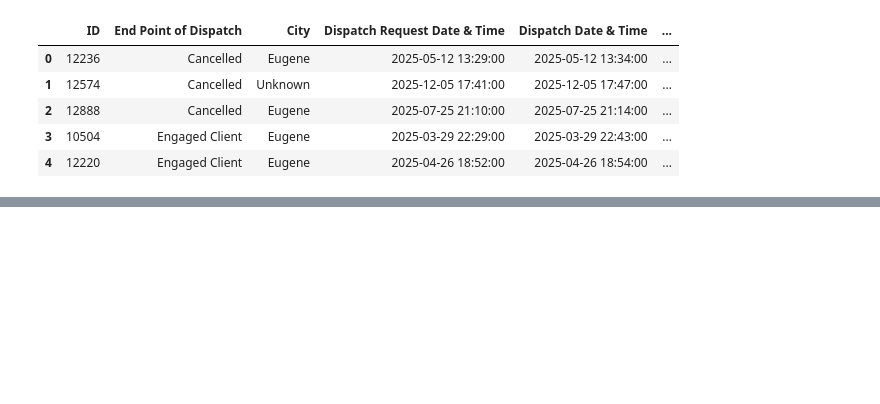
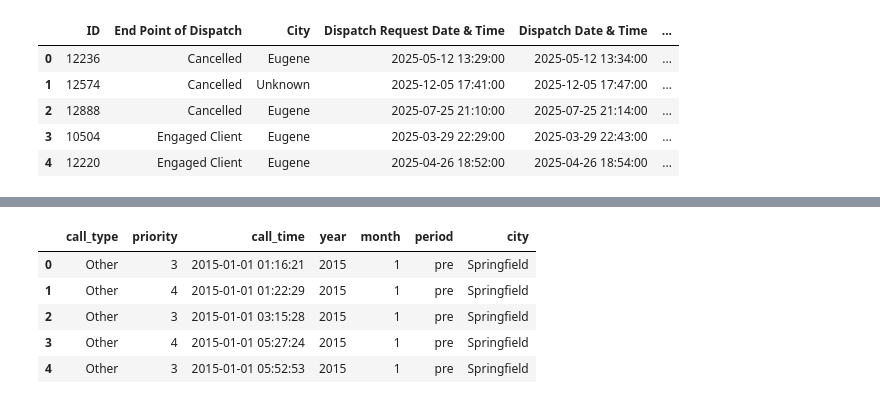
Before and after one commit to sophiafling/cahoots-impact-eugene, a Jupyter notebook: data_cleaning/data_prep.ipynb, the cells around one changed output, grey strips where cells are left out. Saved outputs shown, nothing was run; the diff lists cells and outputs as text; code cells hidden in the pictures; blank space fills up the shorter version.

```diff
--- a/data_cleaning/data_prep.ipynb
+++ b/data_cleaning/data_prep.ipynb
@@ -161,0 +154,12 @@ combined.to_csv("combined_calls_data.csv", index=False)
+# %%
+springfield=springfield_raw
+dfs = []
+
+for year, df in springfield.items():
+    df["year"] = year
+    dfs.append(df)
+
+springfield_calls = pd.concat(dfs, ignore_index=True)
+
+springfield_calls.columns = (springfield_calls.columns.str.lower().str.replace(" ", "_"))
+springfield_calls.head()
@@ -161,0 +197,9 @@ combined.to_csv("combined_calls_data.csv", index=False)
+# %%
+springfield_calls.head()
+# %% [output]
+|  | call_type | priority | call_time | year | month | period | city |
+| 0 | Other | 3 | 2015-01-01 01:16:21 | 2015 | 1 | pre | Springfield |
+| 1 | Other | 4 | 2015-01-01 01:22:29 | 2015 | 1 | pre | Springfield |
+| 2 | Other | 3 | 2015-01-01 03:15:28 | 2015 | 1 | pre | Springfield |
+| 3 | Other | 4 | 2015-01-01 05:27:24 | 2015 | 1 | pre | Springfield |
+| 4 | Other | 3 | 2015-01-01 05:52:53 | 2015 | 1 | pre | Springfield |
```
Also changed, not shown: parts of 11 cells of this notebook.
